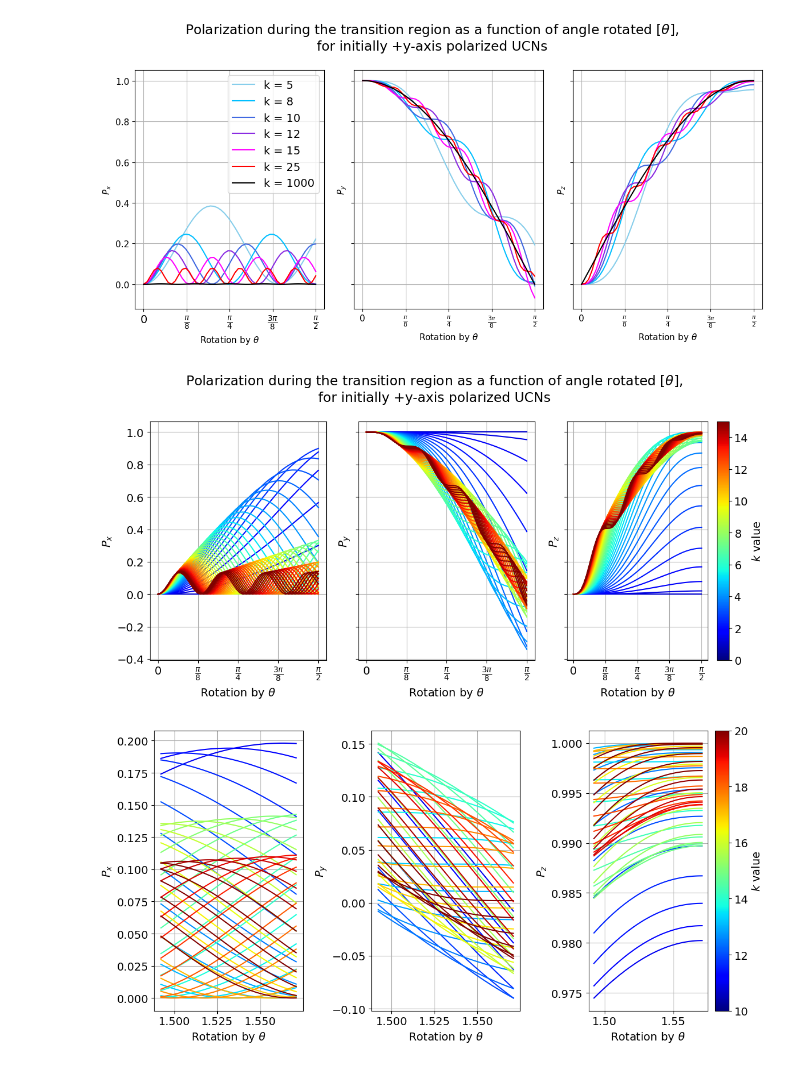
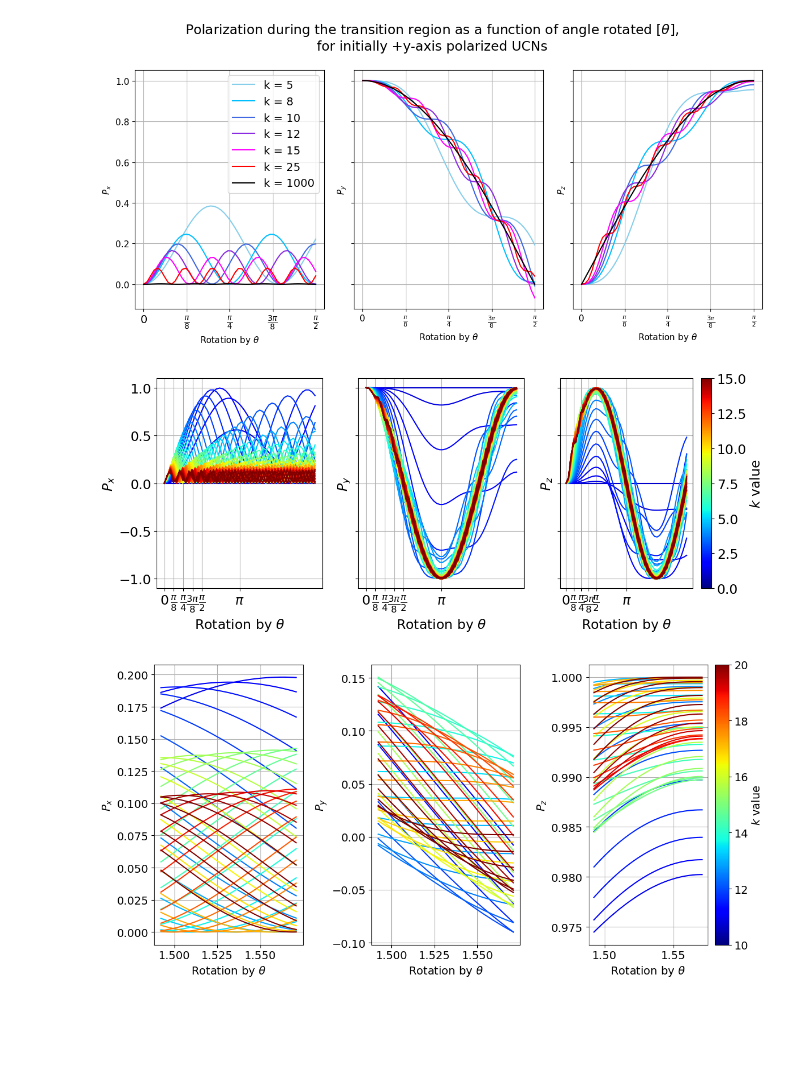
Before and after one commit to eklem1/AdiabaticSpinTransp, a Jupyter notebook: AdiabaticParameterRequirements.ipynb, the cells around one changed output. Drawn from its saved outputs; the diff is of its cells as text; code cells hidden in the pictures; blank space fills up the shorter version.

```diff
--- a/AdiabaticParameterRequirements.ipynb
+++ b/AdiabaticParameterRequirements.ipynb
@@ -69,3 +69,9 @@ display(sp.Eq(sp.Eq(k, Pstraight_k.replace(P_s, percent)), P_q, evaluate=False))
 # %% [output]
 For P = 99.8 %
 $\displaystyle k = \frac{6.21460809842219}{\pi} = 1.97817119648563$
+# %%
+#plotting the polarization along the intial axis in terms of k
+def P_straight(k):
+    return 1-np.exp(-np.pi*k)
+
+plt.rcParams.update({'font.size': 17})
@@ -251,8 +314,11 @@ $\displaystyle P_{z} = \frac{k^{2} + \cos{\left(\frac{\pi \sqrt{k^{2} + 1}}{2} \
 
 # print(zArr)
 # %%
-fig, ax1 = plt.subplots(1,1, figsize=(9,5), sharex=True, sharey=True)
-plt.suptitle("Final polarization after a rotation of $\dfrac{\pi}{2}$ from initially $+y$ polarized UCNs")
+plt.rcParams.update({'font.size': 17})
+# fig = plt.figure(figsize=(10, 5))
+
+fig, ax1 = plt.subplots(1,1, figsize=(10,5), sharex=True, sharey=True)
+# plt.suptitle("Final polarization after a rotation of $\dfrac{\pi}{2}$ from initially $+y$ polarized UCNs")
 # Values of $k$
 
 colorArr = ['purple', 'g', 'r', 'orange', 'blue']
@@ -260,7 +326,7 @@ colorArr = ['purple', 'g', 'r', 'orange', 'blue']
 j = 0
 i = 2
 
-ax1.plot(lotsK, P_vec(t, lotsK, LFS_arr[j])[i])
+ax1.plot(lotsK, P_vec(t, lotsK, LFS_arr[j])[i], linewidth=2)
 ax1.set_ylabel(f"${direction_lab[i]}$")
 ax1.grid()
 if i==2:
@@ -268,16 +334,18 @@ if i==2:
 
         ax1.axhline(y=Per/100, color=colorArr[n], linestyle='--', alpha=1)
 #                           label=f"$P_y$ = {Per}%", alpha=0.4) #, k={v:.4}")
-        ax1.scatter(zArr[n], Per/100*np.ones(len(zArr[n])), marker='o',  s=10, color=colorArr[n])
+        ax1.scatter(zArr[n], Per/100*np.ones(len(zArr[n])), marker='o',
+                    s=25, color=colorArr[n], zorder=10)
 
         ax1.axvline(x=zArr[n][-1], color=colorArr[n], linestyle='--',
                     label=f"$P_y$ = {Per}%, k={zArr[n][-1]:.4}")
 
 ax1.legend(title="The last $k$ value that \ngives this percentage", bbox_to_anchor=(1.02, 1), loc='upper left', borderaxespad=0)
 
-ax1.set_ylim(0.92, 1.02)
-ax1.set_xlabel("k")
+ax1.set_ylim(0.92, 1.005)
+ax1.set_xlabel("$k$")
 plt.tight_layout()
-plt.savefig('Photos/Kgraphs_req.pdf')
+plt.savefig('thesisPlots/Kgraphs_req.pdf')
+# plt.savefig('Photos/Kgraphs_req.pdf')
 plt.show()
 # %% [output]
@@ -404,43 +472,51 @@ plt.show()
 # %% [output]
 [figure]
 # %%
-fig, axs = plt.subplots(1, 3, figsize=(12, 6), sharex=True, sharey=True)
-plt.rcParams.update({'font.size': 14})
-theta_arr = np.linspace(0, np.pi/2)
+fig, axs = plt.subplots(1, 3, figsize=(12, 5), sharex=True, sharey=True)
 
-plt.suptitle("Polarization during the transition region as a function of angle rotated [$\\theta$],\n"+
-            "for initially +y-axis polarized UCNs")
+plt.rcParams.update({'font.size': 17})
+theta_arr = np.linspace(0, np.pi*2)
+
+# plt.suptitle("Polarization during the transition region as a function of angle rotated [$\\theta$],\n"+
+#             "for initially +y-axis polarized UCNs")
 
 k_choices_big = np.linspace(0,15)
 # k_choices_big = np.linspace(10,150)
 
 c = k_choices_big
 norm = mpl.colors.Normalize(vmin=c.min(), vmax=c.max())
 cmap = mpl.cm.ScalarMappable(norm=norm, cmap=mpl.cm.jet)
 cmap.set_array([])
 
 for j, k_i in enumerate(k_choices_big):
 
     for i in direction:
         axs[i].plot(theta_arr, P_vec(theta_arr, k_i)[i], c=cmap.to_rgba(k_i + 1), label=f"k = {k_i}")#, color=colors[j])
         axs[i].set_ylabel(f"${direction_lab[i]}$")
 
 axs[0].set_xticks([0, np.pi/8, np.pi/4, 3*np.pi/8, np.pi/2])
-axs[0].set_xticklabels(['0','$\\frac{\\pi}{8}$','$\\frac{\\pi}{4}$', '$\\frac{3\\pi}{8}$','$\\frac{\\pi}{2}$'], size=14)
+axs[0].set_xticklabels(['0','$\\frac{\\pi}{8}$','$\\frac{\\pi}{4}$',
+                        '$\\frac{3\\pi}{8}$','$\\frac{\\pi}{2}$'], size=17)
+
+axs[0].set_xticks([0, np.pi/8, np.pi/4, 3*np.pi/8, np.pi/2, np.pi])
+axs[0].set_xticklabels(['0','$\\frac{\\pi}{8}$','$\\frac{\\pi}{4}$',
+                        '$\\frac{3\\pi}{8}$','$\\frac{\\pi}{2}$', '$\pi$'], size=17)
 axs[0].grid()
 axs[1].grid()
 axs[2].grid()
 fig.colorbar(cmap, ax=axs[2], label='$k$ value')
 
 # axs[0].legend()
 axs[0].set_xlabel("Rotation by $\\theta$")
 axs[1].set_xlabel("Rotation by $\\theta$")
 axs[2].set_xlabel("Rotation by $\\theta$")
 plt.tight_layout()
+
+# plt.savefig('thesisPlots/PfunctOfTheta_rainbow.pdf')
 # plt.savefig('Photos/Kgraphs_functofTheta.pdf')
 plt.show()
 # %% [output]
-[figure, old version]
+[figure, new version]
 # %%
 #looking at just the top corner
 fig, axs = plt.subplots(1, 3, figsize=(12, 6))#, sharex=True, sharey=True)
```
Also changed, not shown: parts of 6 cells of this notebook, 8 other files.
